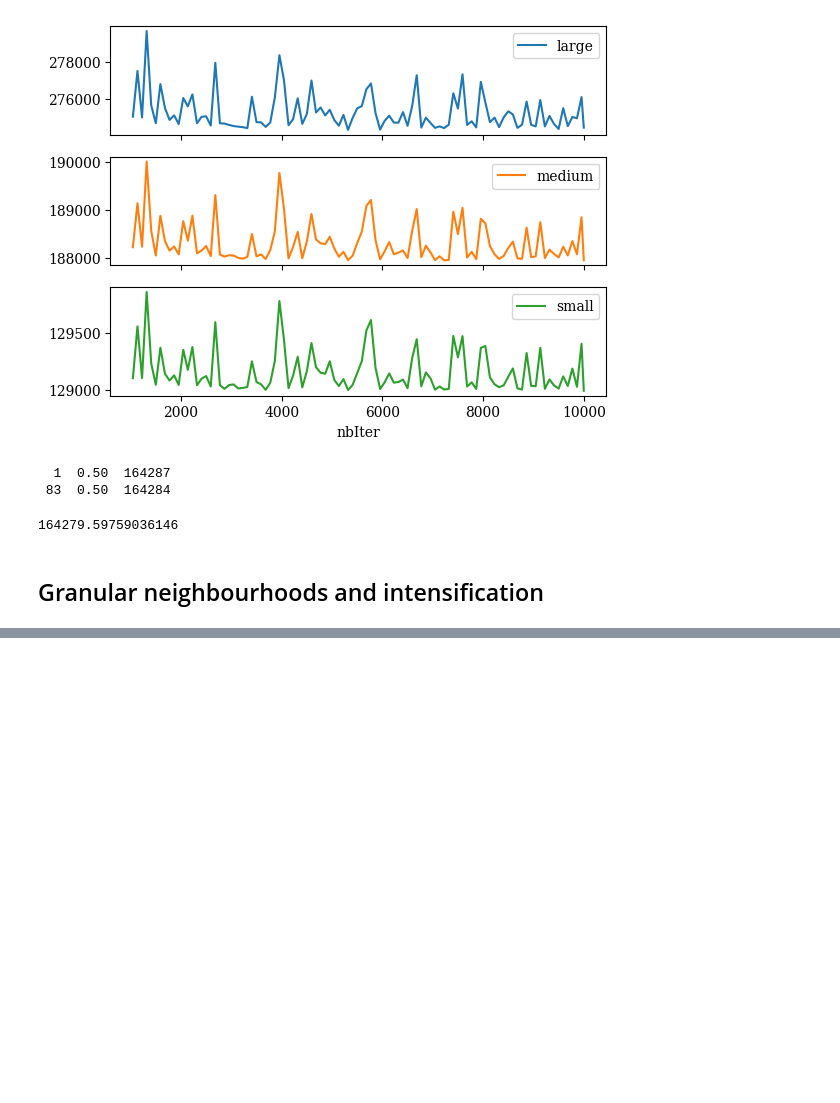
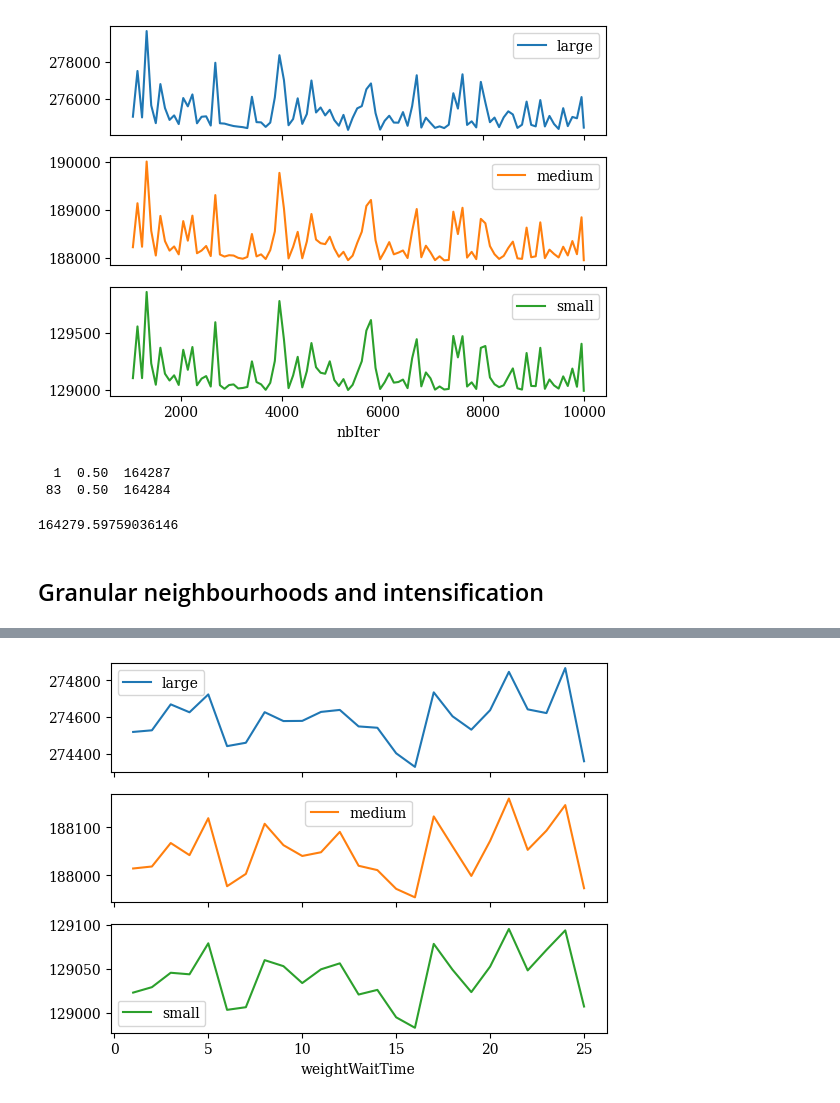
Before and after one commit to N-Wouda/Euro-NeurIPS-2022, a Jupyter notebook: notebooks/static-tuning.ipynb, the cells around one changed output, grey strips where cells are left out. Saved outputs shown, nothing was run; the diff lists cells and outputs as text; code cells hidden in the pictures; blank space fills up the shorter version.

```diff
--- a/notebooks/static-tuning.ipynb
+++ b/notebooks/static-tuning.ipynb
@@ -220,0 +245,4 @@ print(sum(num * val for num, val in best_per_group) / total)
+# %%
+df.cost.groupby([df["weightWaitTime"], df["size_group"]]).mean().unstack().plot(subplots=True);
+# %% [output]
+[figure, added]
```
Also changed, not shown: parts of 10 cells of this notebook, 2 other files.
